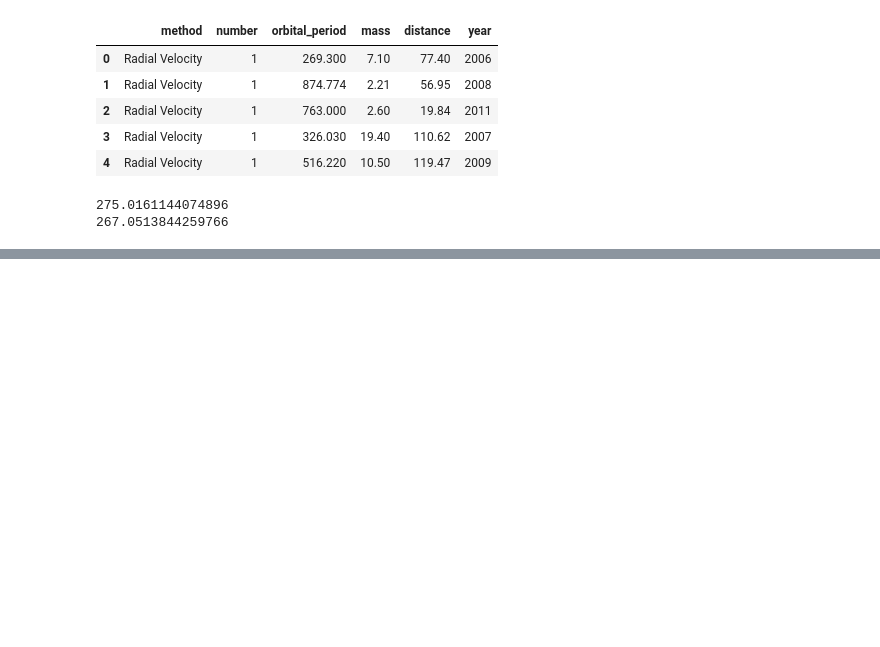
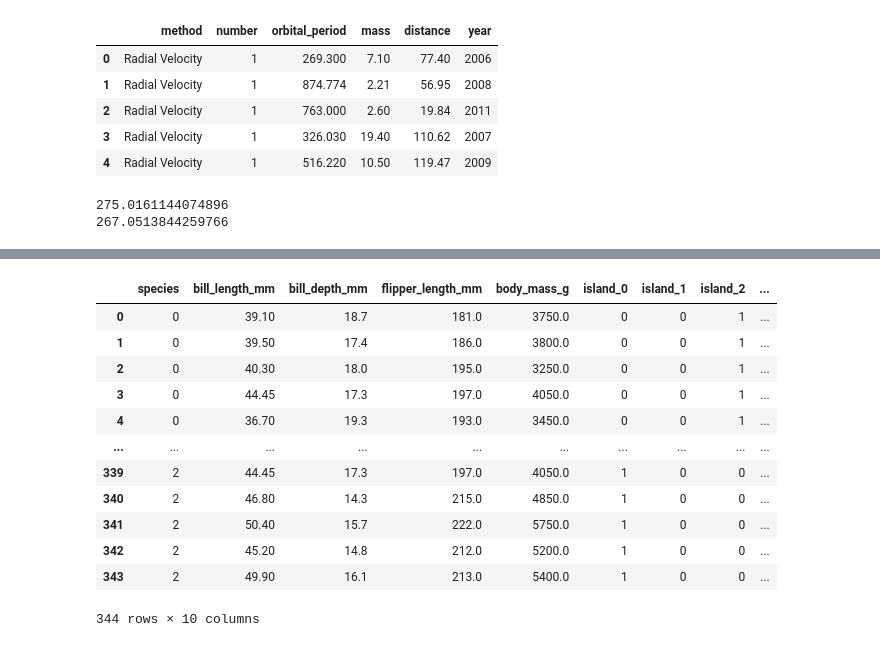
Before and after one commit to curomame/Engineer-Big-Data-Analysis-practical-examination, a Jupyter notebook: DIP.ipynb, the cells around one changed output, grey strips where cells are left out. Saved outputs shown, nothing was run; the diff lists cells and outputs as text; code cells hidden in the pictures; blank space fills up the shorter version.

```diff
--- a/DIP.ipynb
+++ b/DIP.ipynb
@@ -82,0 +85,4 @@ print(np.std(df2['distance']))
+# %%
+import seaborn as sns
+df = sns.load_dataset('penguins')
+df.head()
@@ -82,0 +107,7 @@ print(np.std(df2['distance']))
+# %%
+#1. 결측치 제거
+
+missing = ['bill_length_mm','bill_depth_mm','flipper_length_mm','body_mass_g']
+for i in missing:
+  df[i] = df[i].fillna(df[i].median())
+df['sex'] = df['sex'].fillna('Male')
@@ -82,0 +125,7 @@ print(np.std(df2['distance']))
+# %%
+#라벨 인코딩
+
+from sklearn.preprocessing import LabelEncoder
+label = ['species','island','sex']
+
+df[label] = df[label].apply(LabelEncoder().fit_transform)
@@ -82,0 +134,21 @@ print(np.std(df2['distance']))
+# %%
+import pandas as pd
+category = ['island','sex']
+
+for i in category:
+  df[i] = df[i].astype('category')
+pd.get_dummies(df)
+# %% [output]
+|  | species | bill_length_mm | bill_depth_mm | flipper_length_mm | body_mass_g | island_0 | island_1 | island_2 | ... |
+| 0 | 0 | 39.10 | 18.7 | 181.0 | 3750.0 | 0 | 0 | 1 | ... |
+| 1 | 0 | 39.50 | 17.4 | 186.0 | 3800.0 | 0 | 0 | 1 | ... |
+| 2 | 0 | 40.30 | 18.0 | 195.0 | 3250.0 | 0 | 0 | 1 | ... |
+| 3 | 0 | 44.45 | 17.3 | 197.0 | 4050.0 | 0 | 0 | 1 | ... |
+| 4 | 0 | 36.70 | 19.3 | 193.0 | 3450.0 | 0 | 0 | 1 | ... |
+| ... | ... | ... | ... | ... | ... | ... | ... | ... | ... |
+| 339 | 2 | 44.45 | 17.3 | 197.0 | 4050.0 | 1 | 0 | 0 | ... |
+| 340 | 2 | 46.80 | 14.3 | 215.0 | 4850.0 | 1 | 0 | 0 | ... |
+| 341 | 2 | 50.40 | 15.7 | 222.0 | 5750.0 | 1 | 0 | 0 | ... |
+| 342 | 2 | 45.20 | 14.8 | 212.0 | 5200.0 | 1 | 0 | 0 | ... |
+| 343 | 2 | 49.90 | 16.1 | 213.0 | 5400.0 | 1 | 0 | 0 | ... |
+344 rows × 10 columns
```
Also changed, not shown: parts of 20 cells of this notebook.
